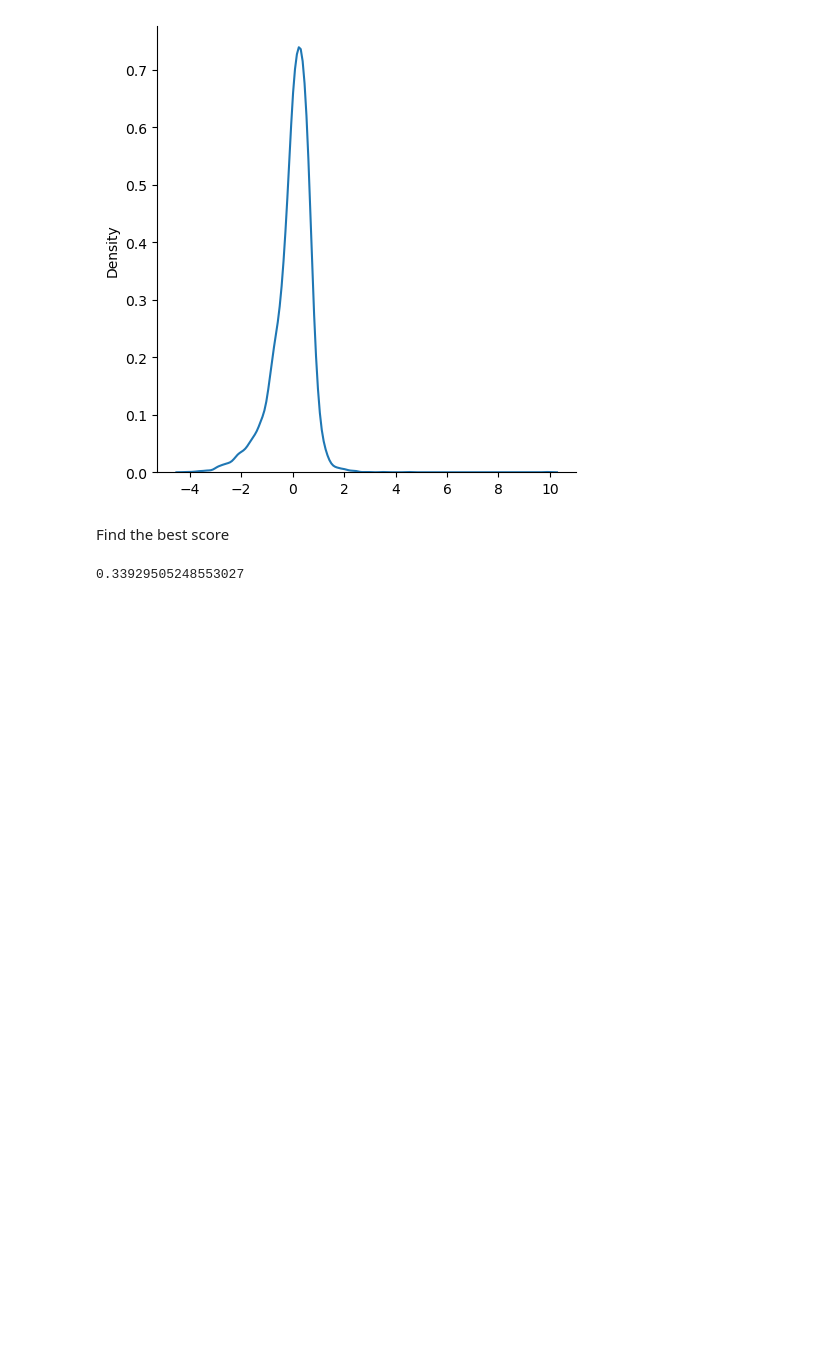
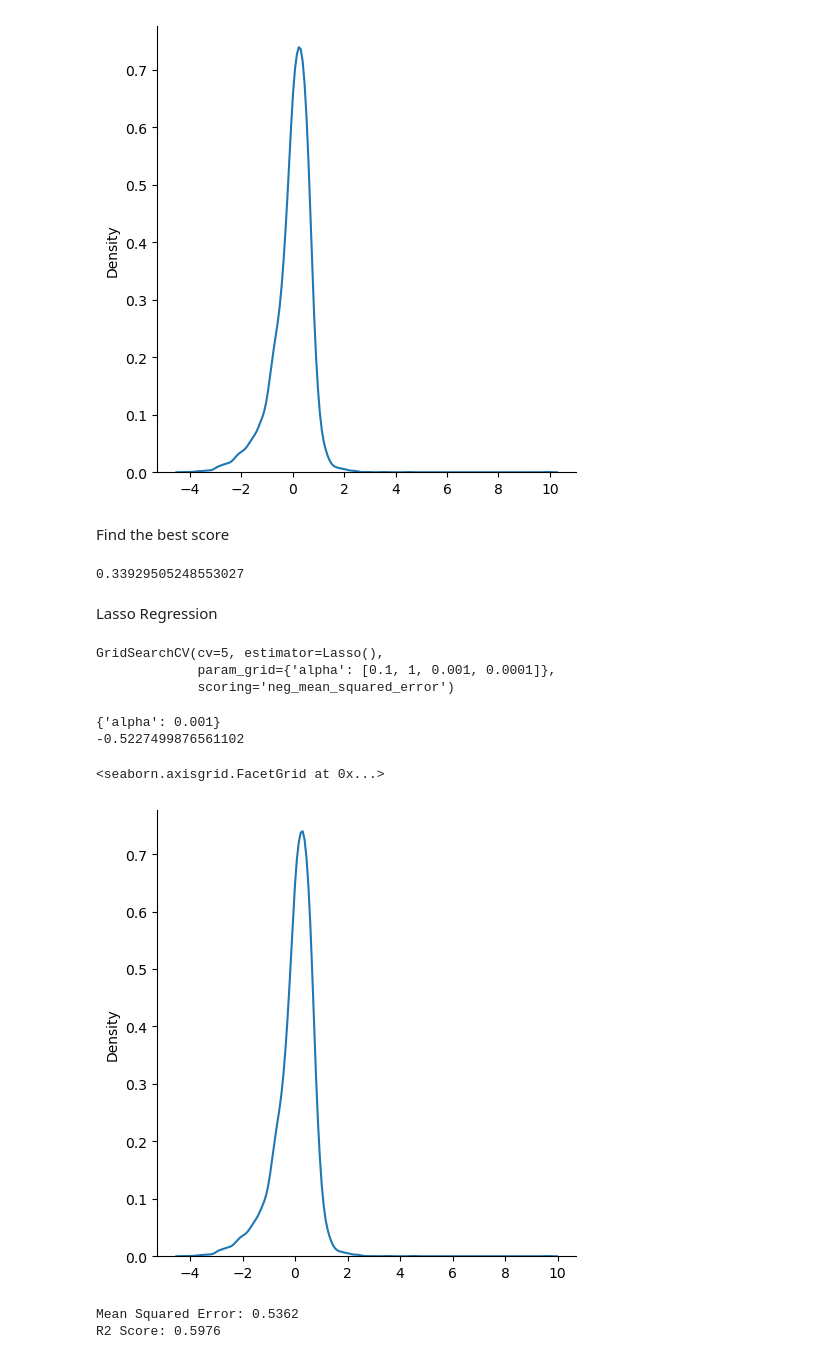
Before and after one commit to Aamil-Abdulla/my_notebook, a Jupyter notebook: california.ipynb, the cells around one changed output. Drawn from its saved outputs; the diff is of its cells as text; code cells hidden in the pictures; blank space fills up the shorter version.

Commit message:
Updated notebook with Lasso regression changes

```diff
--- a/california.ipynb
+++ b/california.ipynb
@@ -93,3 +93,40 @@ score = r2_score(ridge_pred,y_test)
 print(score)
 # %% [output]
 0.33929505248553027
+# %% [markdown]
+Lasso Regression
+# %%
+from sklearn.linear_model import Lasso
+lasso = Lasso()
+paramaters = {'alpha': [0.1,1,0.001,0.0001]}
+Lassocv = GridSearchCV(lasso,paramaters,scoring = 'neg_mean_squared_error',cv = 5)
+Lassocv.fit(X_train,y_train)
+# %% [output]
+GridSearchCV(cv=5, estimator=Lasso(),
+             param_grid={'alpha': [0.1, 1, 0.001, 0.0001]},
+             scoring='neg_mean_squared_error')
+# %%
+print(Lassocv.best_params_)
+print(Lassocv.best_score_)
+# %% [output]
+{'alpha': 0.001}
+-0.5227499876561102
+# %%
+
+Lasso_pred= Lassocv.predict(X_test)
+# %%
+sns.displot(Lasso_pred-y_test,kind= "kde")
+# %% [output]
+<seaborn.axisgrid.FacetGrid at 0x...>
+[figure, added]
+# %%
+from sklearn.metrics import mean_squared_error, r2_score
+
+mse = mean_squared_error(y_test, Lasso_pred)
+r2 = r2_score(y_test, Lasso_pred)
+
+print(f"Mean Squared Error: {mse:.4f}")
+print(f"R2 Score: {r2:.4f}")
+# %% [output]
+Mean Squared Error: 0.5362
+R2 Score: 0.5976
```
